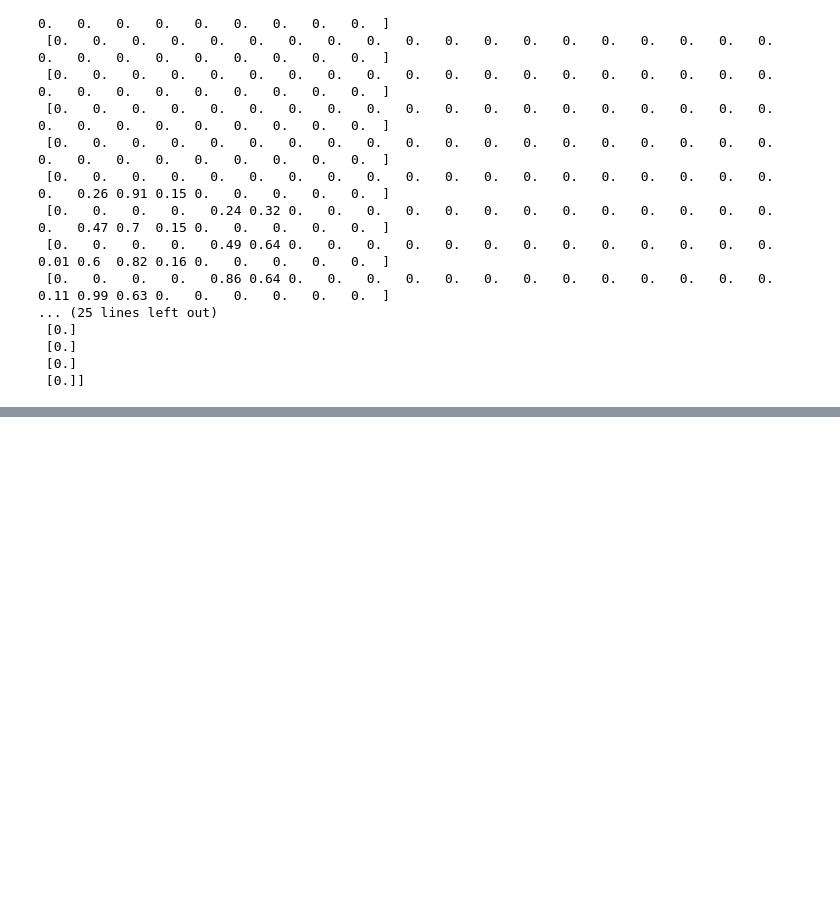
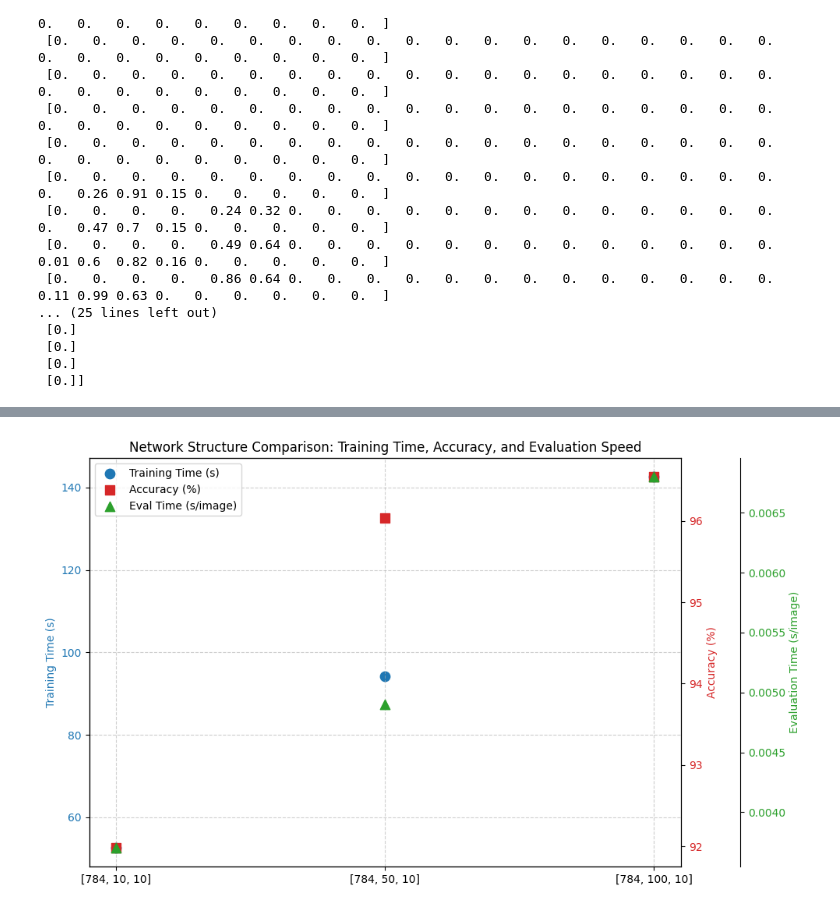
Before and after one commit to knnthomas/cosc470, a Jupyter notebook: notebooks/hw2snn.ipynb, the cells around one changed output, grey strips where cells are left out. Cells and saved outputs as stored; diff of their text form; code cells hidden in the pictures; blank space fills up the shorter version.

```diff
--- a/notebooks/hw2snn.ipynb
+++ b/notebooks/hw2snn.ipynb
@@ -196,13 +225,60 @@ tt = tt_epochs + tt_batches + tt_learn
 # %%
-# PART 4 - experiment with network structure, just try three different configurations
+# PART 4 - experiment with network structure, just try three different configurations.
 # [784, 10, 10], [784, 50, 10], and [784, 100, 10]
 
-# After these 3 runs, plot your training timing results, test accuracy, AND evaluation timing
-# To measure the evaluation time, manually test 100 samples from the test dataset, measure how long that takes and divide by 100 to get a per/image evaluate rate
+# After these 3 runs, plot your training timing results, test accuracy, and evaluation timing.
+# To measure the evaluation time, manually test 100 samples from the test dataset, measure how long that takes and divide by 100 to get a per/image evaluate rate.
 
-# Use Matplotlib to plot ALL THREE results (training time, test accuracy, and evaluation rate) on three different axes
+# Use Matplotlib to plot ALL THREE results (training time, test accuracy, and evaluation rate) on three different axes.
 
-tt_struct = []
-acc_struct = []
-eval_struct = []
-labels_struct = []
+import matplotlib.pyplot as plt
+import numpy as np
+
+labels_struct = ["[784, 10, 10]", "[784, 50, 10]", "[784, 100, 10]"]
+
+# Data
+tt_struct   = [52.5, 94.2, 142.6]   # Training Time (Seconds)
+acc_struct  = [91.98, 96.03, 96.54]    # Test Accuracy (%)
+eval_struct = [0.0037, 0.0049, 0.0068]  # Evaluation Time Per Image (Seconds)
+
+x = np.arange(len(labels_struct))
+
+# Plot
+fig, ax1 = plt.subplots(figsize=(10,6))
+
+# Training Time
+ax1.scatter(x, tt_struct, color='tab:blue', s=80, label='Training Time (s)')
+ax1.set_ylabel('Training Time (s)', color='tab:blue')
+ax1.tick_params(axis='y', labelcolor='tab:blue')
+ax1.set_xticks(x)
+ax1.set_xticklabels(labels_struct)
+
+# Accuracy
+ax2 = ax1.twinx()
+ax2.scatter(x, acc_struct, color='tab:red', s=80, label='Accuracy (%)', marker='s')
+ax2.set_ylabel('Accuracy (%)', color='tab:red')
+ax2.tick_params(axis='y', labelcolor='tab:red')
+
+# Evaluation Time
+ax3 = ax1.twinx()
+ax3.spines.right.set_position(("axes", 1.1))
+ax3.scatter(x, eval_struct, color='tab:green', s=80, label='Eval Time (s/image)', marker='^')
+ax3.set_ylabel('Evaluation Time (s/image)', color='tab:green')
+ax3.tick_params(axis='y', labelcolor='tab:green')
+
+# Title, Legend, and Style
+plt.title("Network Structure Comparison: Training Time, Accuracy, and Evaluation Speed")
+ax1.grid(True, linestyle='--', alpha=0.6)
+
+# Custom legend that merges all scatter labels.
+handles, labels = [], []
+for ax in [ax1, ax2, ax3]:
+    for h, l in zip(*ax.get_legend_handles_labels()):
+        handles.append(h)
+        labels.append(l)
+plt.legend(handles, labels, loc='upper left')
+
+fig.tight_layout()
+plt.show()
+# %% [output]
+[figure, added]
```
Also changed, not shown: parts of 3 cells of this notebook, 2 other files.
